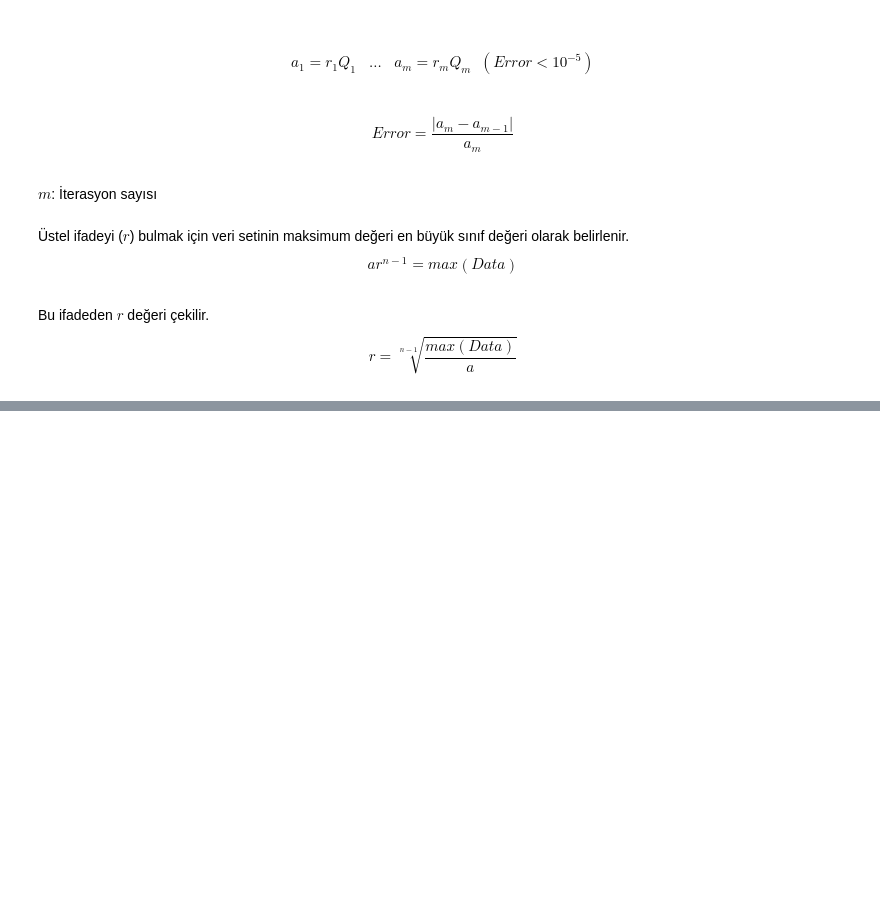
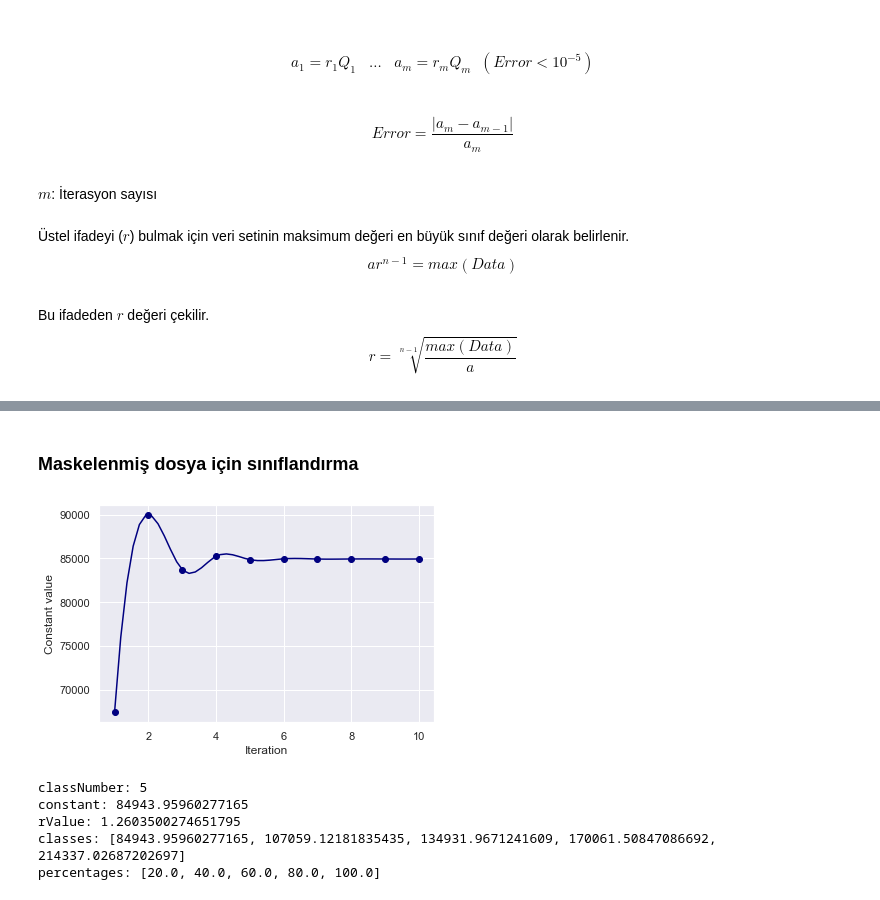
Before and after one commit to ygzylmz/Weather, a Jupyter notebook: geometric_interval_classification_yagiz.ipynb, the cells around one changed output, grey strips where cells are left out. Cells and saved outputs as stored; diff of their text form; code cells hidden in the pictures; blank space fills up the shorter version.

```diff
--- a/geometric_interval_classification_yagiz.ipynb
+++ b/geometric_interval_classification_yagiz.ipynb
@@ -172,0 +313,16 @@ classified_df.to_csv("classified_" + fileName, index=None)
+# %% [markdown]
+### Maskelenmiş dosya için sınıflandırma
+# %%
+# Sınıf sayısı
+classNumber = 5
+
+# Tüm dosyayı sınıflandır
+classified_masked_df = copy(masked_df)
+classified_masked_df.Intensity = gi_classify(classified_masked_df, classNumber)
+# %% [output]
+[figure, added]
+classNumber: 5
+constant: 84943.95960277165
+rValue: 1.2603500274651795
+classes: [84943.95960277165, 107059.12181835435, 134931.9671241609, 170061.50847086692, 214337.02687202697]
+percentages: [20.0, 40.0, 60.0, 80.0, 100.0]
```
Also changed, not shown: parts of 23 cells of this notebook, 7 other files.
